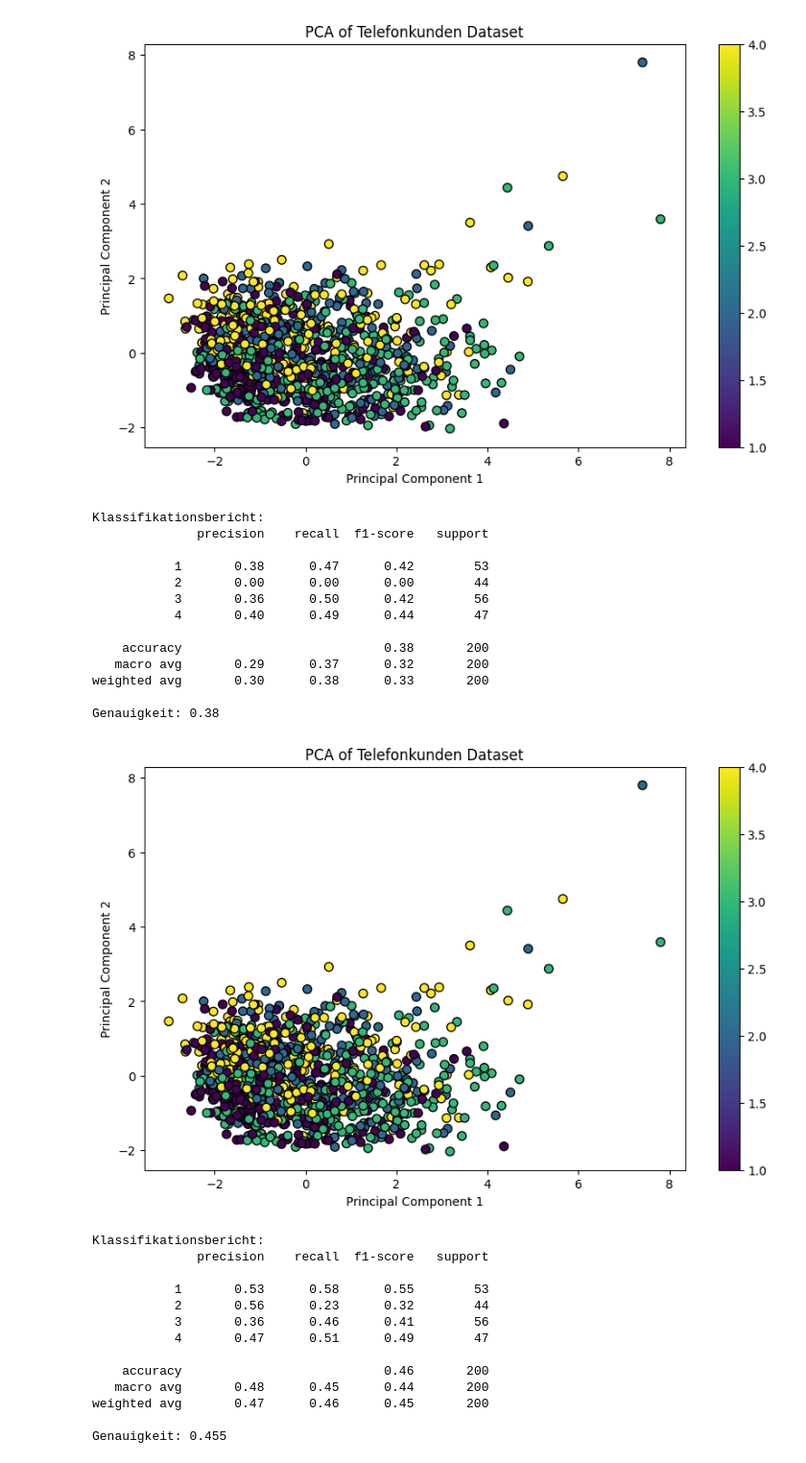
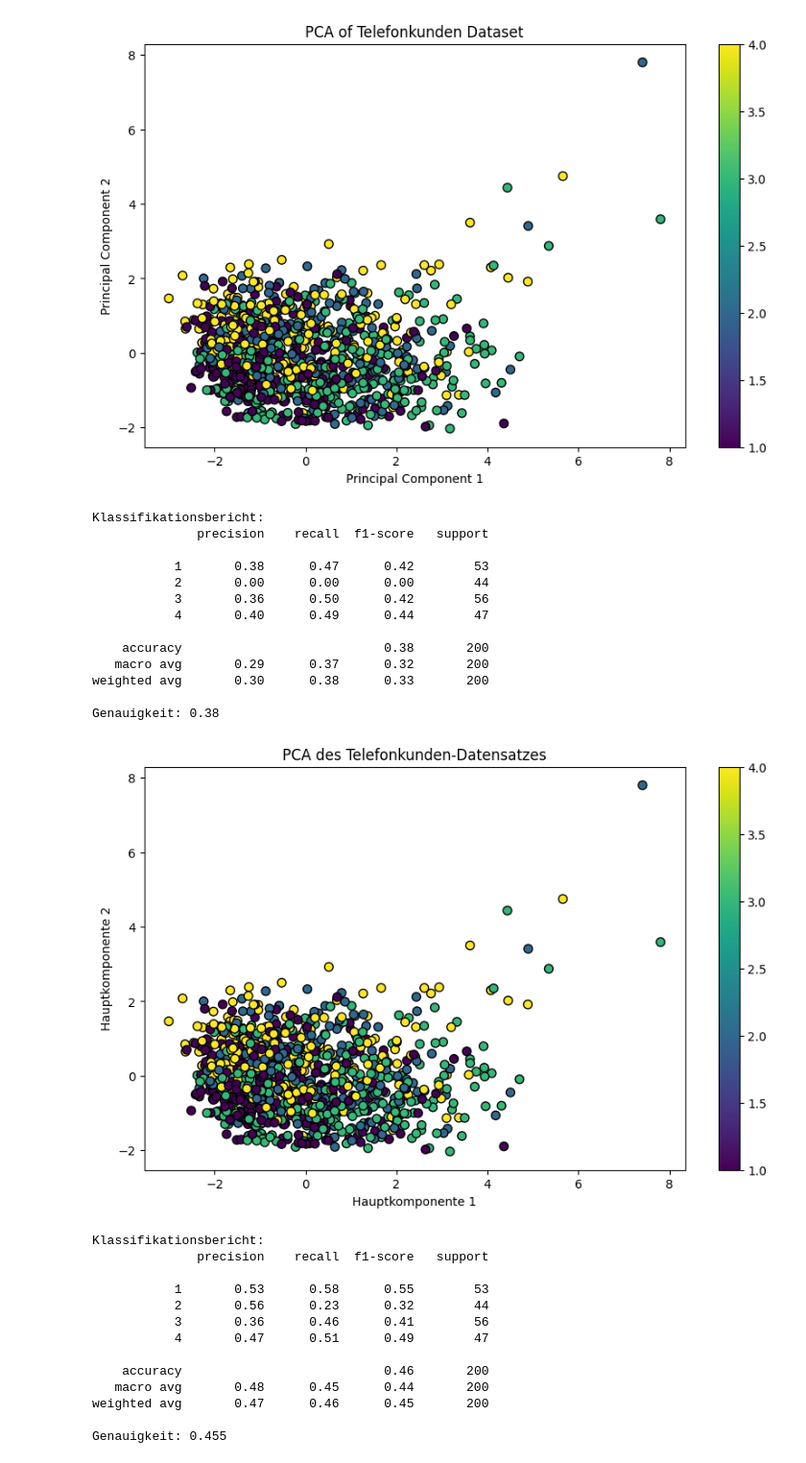
Before and after one commit to AdrianoF03/Projekt-Big-Data-Analytics, a Jupyter notebook: telefonkunden.ipynb, the cells around one changed output. Shown at 96% size. Saved outputs shown, nothing was run; the diff lists cells and outputs as text; code cells hidden in the pictures.

```diff
--- a/telefonkunden.ipynb
+++ b/telefonkunden.ipynb
@@ -972,10 +972,10 @@ from sklearn.preprocessing import StandardScaler
 import pandas as pd
 import matplotlib.pyplot as plt
 
-# Load the dataset
+# Datensatz laden
 telefonkunden = pd.read_csv('telefonkunden.csv')
 
-# Define the selected features with actual column names
+# Ausgewählte Features mit tatsächlichen Spaltennamen definieren
 selected_features = ['region', 'tenure', 'age', 'income', 'ed', 'employ', 'reside']
 
 # Datenaufteilung in Features (X) und Zielvariable (y)
@@ -986,48 +986,48 @@ Y = telefonkunden['custcat']
 scaler = StandardScaler()
 X_scaled = scaler.fit_transform(X)
 
-# Apply PCA
-pca = PCA(n_components=2)  # Reduce to 2 components for visualization
+# PCA anwenden
+pca = PCA(n_components=2)  # Reduzierung auf 2 Komponenten zur Visualisierung
 X_pca = pca.fit_transform(X_scaled)
 
 # Datenaufteilung in Trainings- und Testdaten
 X_train, X_test, y_train, y_test = train_test_split(X_pca, Y, test_size=0.2, random_state=1, stratify=Y)
 
-# Train a Logistic Regression model
+# Ein logistisches Regressionsmodell trainieren
 log_reg = LogisticRegression(random_state=1)
 log_reg.fit(X_train, y_train)
 
 # Vorhersagen machen
 y_pred = log_reg.predict(X_test)
 
 # Modellbewertung
 print("Klassifikationsbericht:")
 print(classification_report(y_test, y_pred))
 print("Genauigkeit:", accuracy_score(y_test, y_pred))
 
-# Visualize PCA components
+# PCA-Komponenten visualisieren
 plt.figure(figsize=(10, 6))
 plt.scatter(X_pca[:, 0], X_pca[:, 1], c=Y, cmap='viridis', edgecolor='k', s=50)
-plt.xlabel('Principal Component 1')
-plt.ylabel('Principal Component 2')
-plt.title('PCA of Telefonkunden Dataset')
+plt.xlabel('Hauptkomponente 1')
+plt.ylabel('Hauptkomponente 2')
+plt.title('PCA des Telefonkunden-Datensatzes')
 plt.colorbar()
 plt.show()
 # %% [output]
 Klassifikationsbericht:
               precision    recall  f1-score   support
 
            1       0.38      0.47      0.42        53
            2       0.00      0.00      0.00        44
            3       0.36      0.50      0.42        56
            4       0.40      0.49      0.44        47
 
     accuracy                           0.38       200
    macro avg       0.29      0.37      0.32       200
 weighted avg       0.30      0.38      0.33       200
 
 Genauigkeit: 0.38
-[figure, old version]
+[figure, new version]
 # %%
 from sklearn.model_selection import train_test_split, GridSearchCV
 from sklearn.svm import SVC
```
Also changed, not shown: parts of 1 cell of this notebook.
